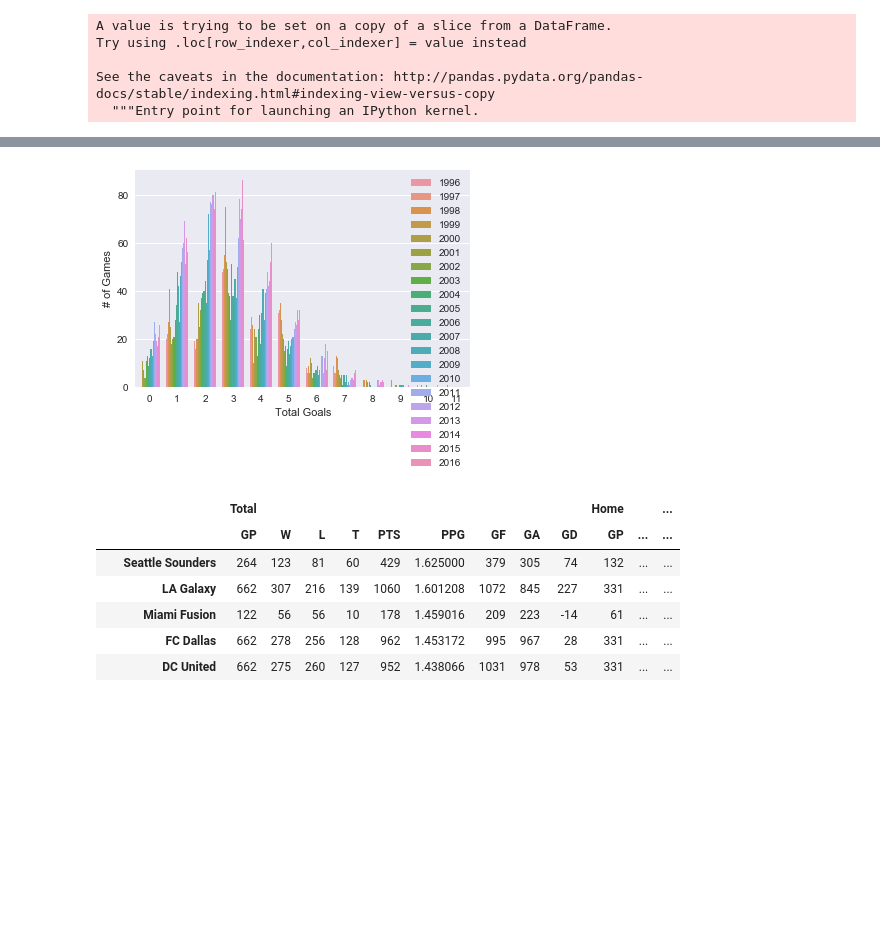
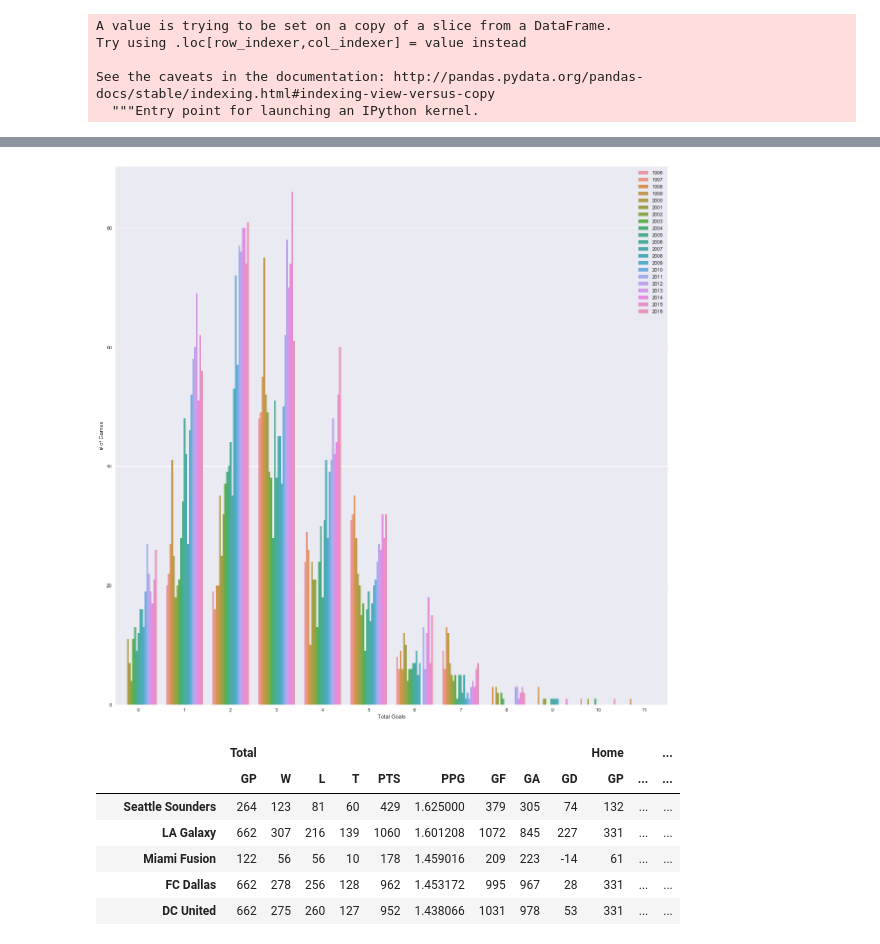
Before and after one commit to ekirov/MLSSoccerDataAnalysis, a Jupyter notebook: MLSSoccerDataAnalysis.ipynb, the cells around one changed output, grey strips where cells are left out. Saved outputs shown, nothing was run; the diff lists cells and outputs as text; code cells hidden in the pictures; blank space fills up the shorter version.

```diff
--- a/MLSSoccerDataAnalysis.ipynb
+++ b/MLSSoccerDataAnalysis.ipynb
@@ -36,3 +39,15 @@ Try using .loc[row_indexer,col_indexer] = value instead
 
 See the caveats in the documentation: http://pandas.pydata.org/pandas-docs/stable/indexing.html#indexing-view-versus-copy
   """Entry point for launching an IPython kernel.
+# %%
+def result(row):
+    hgoal = row['hgoal']
+    vgoal = row['vgoal']
+    if hgoal > vgoal:
+        return 'W'
+    elif vgoal > hgoal:
+        return 'L'
+    else:
+        return 'T'
+
+data_reg['hresult'] = data_reg.apply(lambda row: result(row), axis = 1)
@@ -39,11 +69,10 @@ See the caveats in the documentation: http://pandas.pydata.org/pandas-docs/stabl
 # %%
 sns.set()
 _ = sns.countplot(x = 'totgoal', hue = 'Season', data=data_reg)
 _ = plt.xlabel('Total Goals')
 _ = plt.ylabel('# of Games')
 plt.legend(loc='upper right')
 #plt.xticks(rotation = 90)
-plt.rcParams['figure.figsize'] = (20,20)
 plt.show()
 # %% [output]
-[figure, old version]
+[figure, new version]
```
Also changed, not shown: parts of 19 cells of this notebook.
